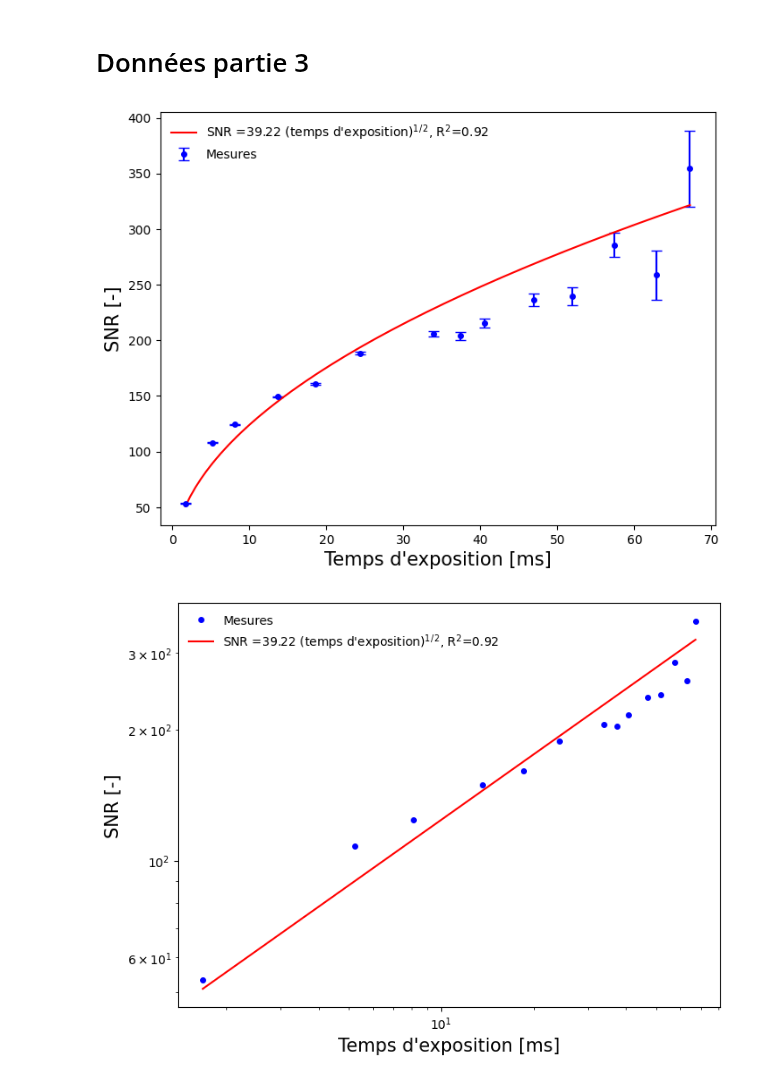
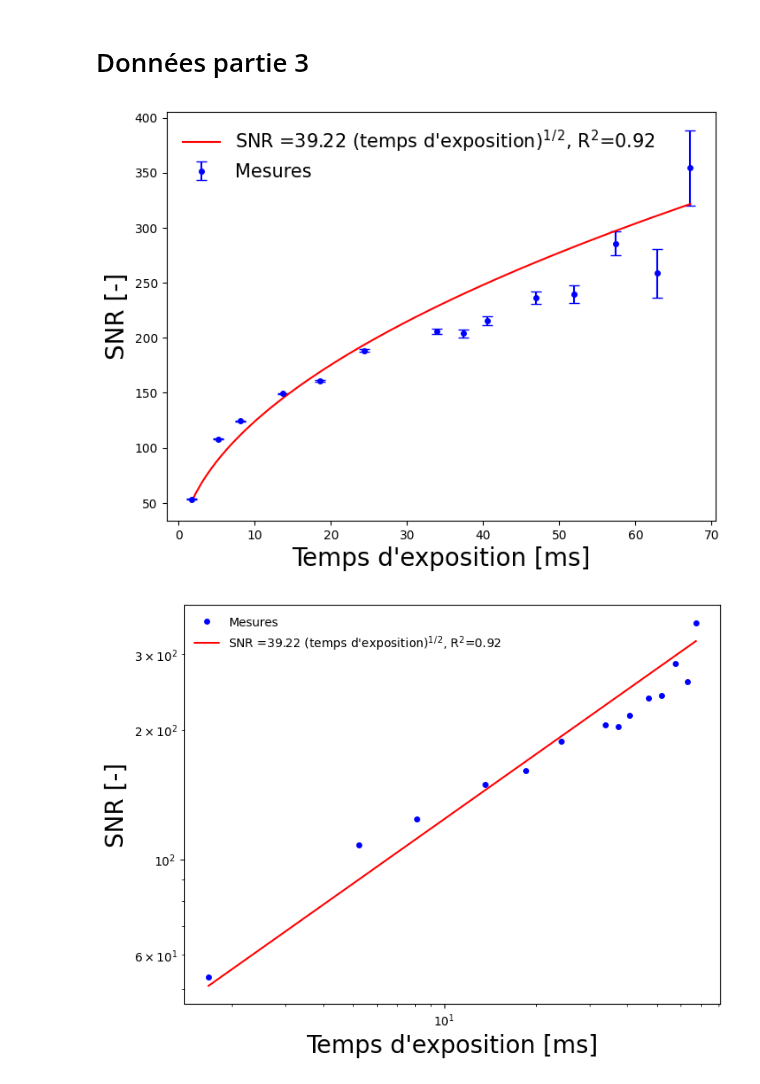
Before and after one commit to felixantoine1/labV_projet, a Jupyter notebook: analyse_partie3.ipynb, the cells around one changed output. Drawn from its saved outputs; the diff is of its cells as text; code cells hidden in the pictures.

```diff
--- a/analyse_partie3.ipynb
+++ b/analyse_partie3.ipynb
@@ -93,36 +93,36 @@ erreur_3a = [ ((1 / (y * np.exp(x))) * (np.sqrt((y / x)**2))) * (750 / z) for x,
 # %%
 # Graphique 3a
 
 # Affichage
 plt.figure(figsize=(8, 6))
 
 plt.errorbar(p3a_ms, snr, yerr= erreur_3a, color='blue', marker='o', markersize=4, capsize=4, linestyle='', label='Mesures')
 
 def modele(x, a):
     return a * np.sqrt(x)
 
 # Ajustement du modèle aux données
 params, covariance = curve_fit(modele, p3a_ms, snr, sigma=sigma_2d)
 a = params[0]
 
 # Courbe de régression
 x_range = np.linspace(min(p3a_ms), max(p3a_ms), 100)
 y_fit = modele(x_range, a)
 
 # Coefficient de détermination R^2
 slope, intercept, r_value, _, _ = linregress(snr, modele(p3a_ms, a))
 r_squared = r_value ** 2
 
 plt.plot(x_range, y_fit, color='red', label=f"SNR ={a:.2f} (temps d'exposition)$^1$$^/$$^2$, R$^2$={r_squared:.2f}")
 
 
 
-plt.xlabel("Temps d'exposition [ms]", fontsize=15)
-plt.ylabel("SNR [-]", fontsize=15)
-plt.legend(frameon=False)
+plt.xlabel("Temps d'exposition [ms]", fontsize=20)
+plt.ylabel("SNR [-]", fontsize=20)
+plt.legend(frameon=False, fontsize=15)
 plt.show()
 # %% [output]
-[figure, old version]
+[figure, new version]
 # %%
 plt.figure(figsize=(8, 6))
 
@@ -147,9 +147,9 @@ plt.loglog(x_range, y_fit, color='red', label=f"SNR ={a:.2f} (temps d'exposition
 
 
 
-plt.xlabel("Temps d'exposition [ms]", fontsize=15)
-plt.ylabel("SNR [-]", fontsize=15)
-plt.legend(frameon=False)
+plt.xlabel("Temps d'exposition [ms]", fontsize=20)
+plt.ylabel("SNR [-]", fontsize=20)
+plt.legend(frameon=False, fontsize=10)
 plt.show()
 # %% [output]
-[figure, old version]
+[figure, new version]
```
Also changed, not shown: parts of 2 cells of this notebook, 4 other files.
